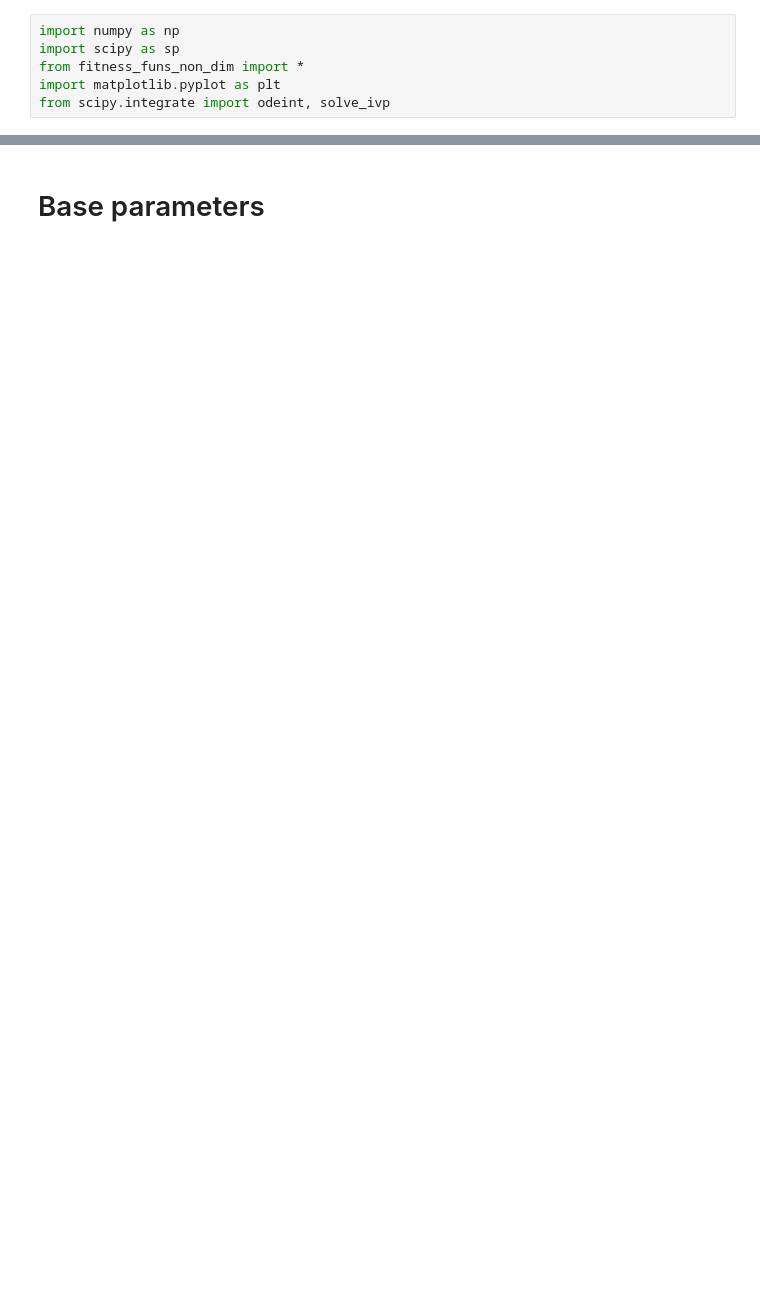
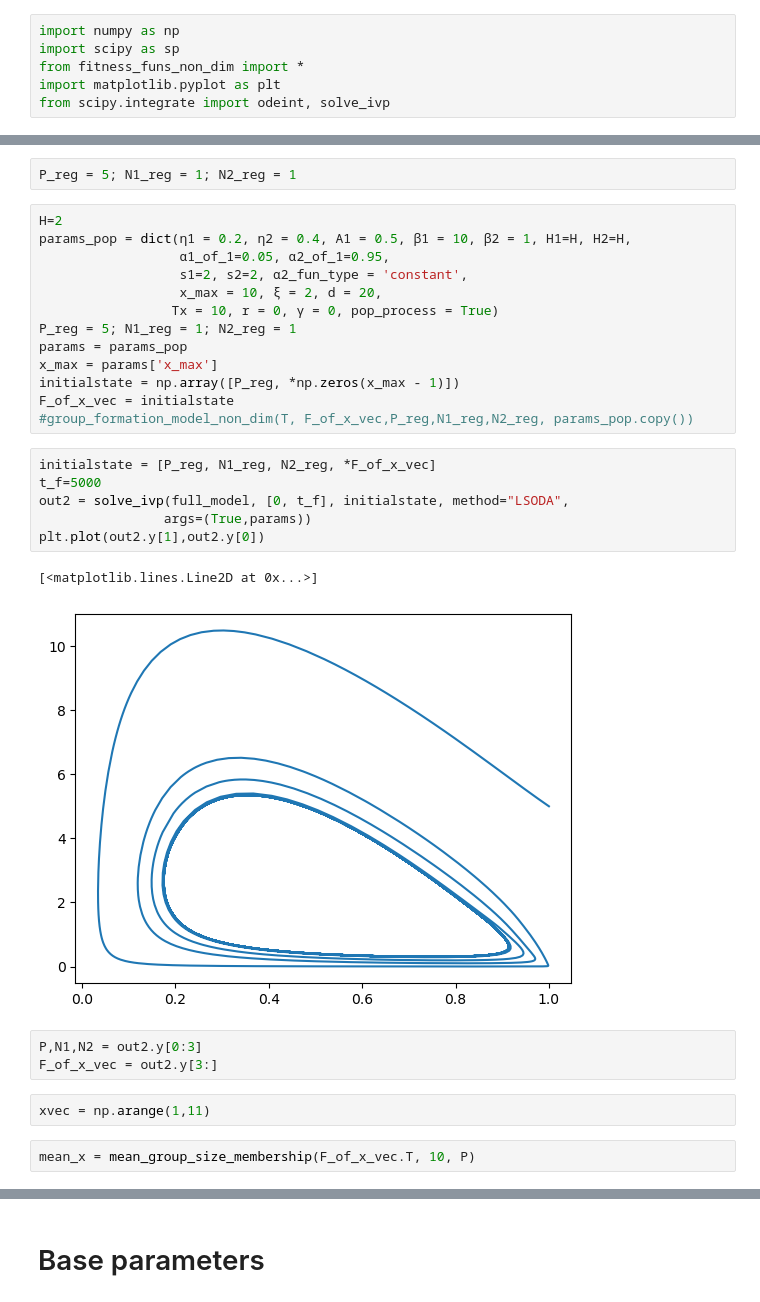
Before and after one commit to taliaborofsky/AdaptiveDynamics_CH_RS, a Jupyter notebook: Functions/write_test_group_non_dim.ipynb, the cells around one changed output, grey strips where cells are left out. Cells and saved outputs as stored; diff of their text form; blank space fills up the shorter version.

```diff
--- a/Functions/write_test_group_non_dim.ipynb
+++ b/Functions/write_test_group_non_dim.ipynb
@@ -444,0 +302,31 @@ def plot_measure_vs_grp_size(paramkey, param_vals, linelabel,
+# %%
+P_reg = 5; N1_reg = 1; N2_reg = 1
+# %%
+H=2
+params_pop = dict(η1 = 0.2, η2 = 0.4, A1 = 0.5, β1 = 10, β2 = 1, H1=H, H2=H,
+                  α1_of_1=0.05, α2_of_1=0.95,
+                  s1=2, s2=2, α2_fun_type = 'constant',
+                  x_max = 10, ξ = 2, d = 20,
+                 Tx = 10, r = 0, γ = 0, pop_process = True)
+P_reg = 5; N1_reg = 1; N2_reg = 1
+params = params_pop
+x_max = params['x_max']
+initialstate = np.array([P_reg, *np.zeros(x_max - 1)])
+F_of_x_vec = initialstate
+#group_formation_model_non_dim(T, F_of_x_vec,P_reg,N1_reg,N2_reg, params_pop.copy())
+# %%
+initialstate = [P_reg, N1_reg, N2_reg, *F_of_x_vec]
+t_f=5000
+out2 = solve_ivp(full_model, [0, t_f], initialstate, method="LSODA",
+                args=(True,params))
+plt.plot(out2.y[1],out2.y[0])
+# %% [output]
+[<matplotlib.lines.Line2D at 0x...>]
+[figure, added]
+# %%
+P,N1,N2 = out2.y[0:3]
+F_of_x_vec = out2.y[3:]
+# %%
+xvec = np.arange(1,11)
+# %%
+mean_x = mean_group_size_membership(F_of_x_vec.T, 10, P)
```
Also changed, not shown: parts of 69 cells of this notebook, 4 other files.
